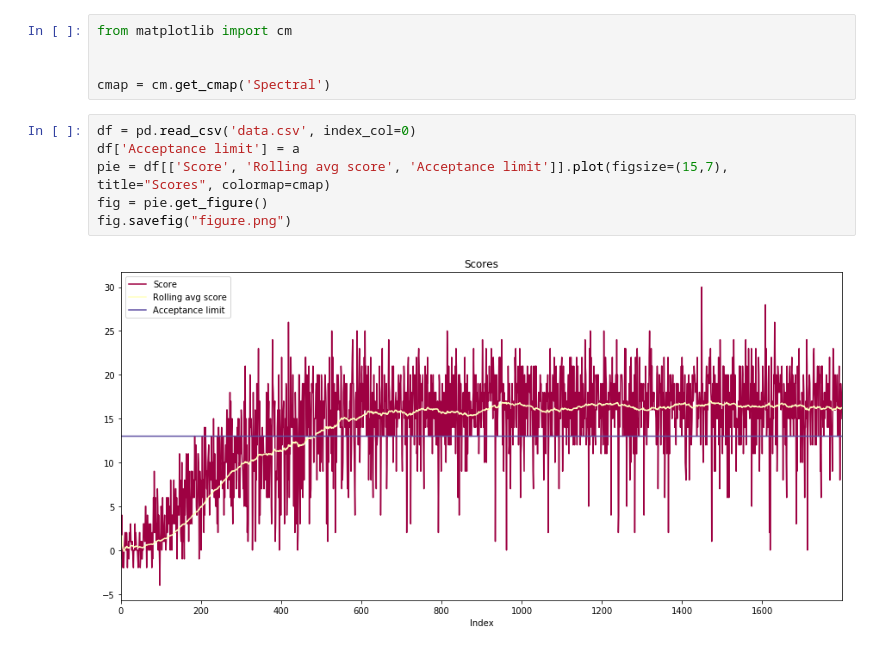
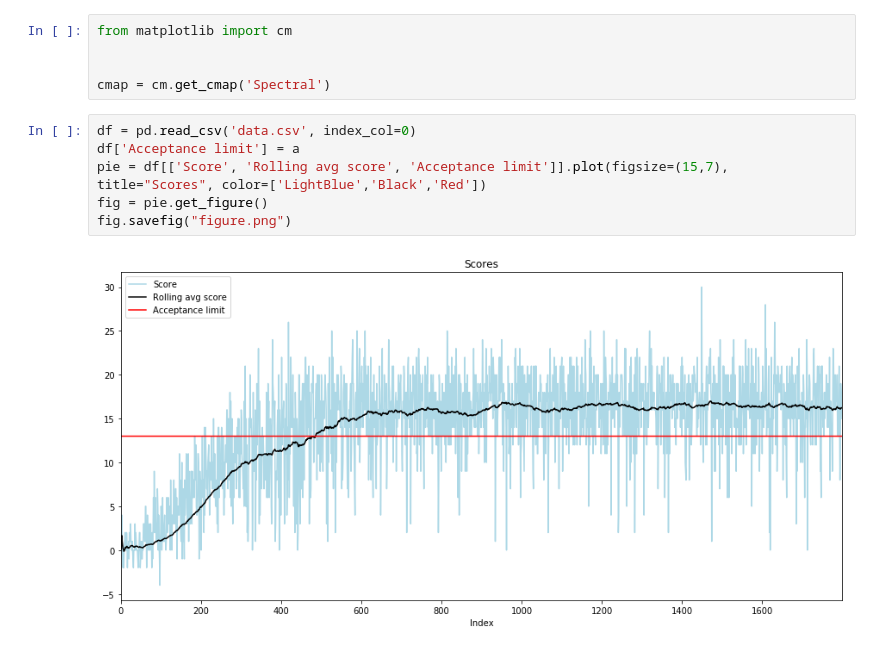
Before and after one commit to IzidoroBaltazar/DeepReinfLearning, a Jupyter notebook: project1/Navigation.ipynb, the cells around one changed output. Drawn from its saved outputs; the diff is of its cells as text.

Commit message:
[FEATURE] add training figure

```diff
--- a/project1/Navigation.ipynb
+++ b/project1/Navigation.ipynb
@@ -288,8 +288,8 @@ cmap = cm.get_cmap('Spectral')
 # %%
 df = pd.read_csv('data.csv', index_col=0)
 df['Acceptance limit'] = a
-pie = df[['Score', 'Rolling avg score', 'Acceptance limit']].plot(figsize=(15,7), title="Scores", colormap=cmap)
+pie = df[['Score', 'Rolling avg score', 'Acceptance limit']].plot(figsize=(15,7), title="Scores", color=['LightBlue','Black','Red'])
 fig = pie.get_figure()
 fig.savefig("figure.png")
 # %% [output]
-[figure, old version]
+[figure, new version]
```
Also changed, not shown: 1 other file.
